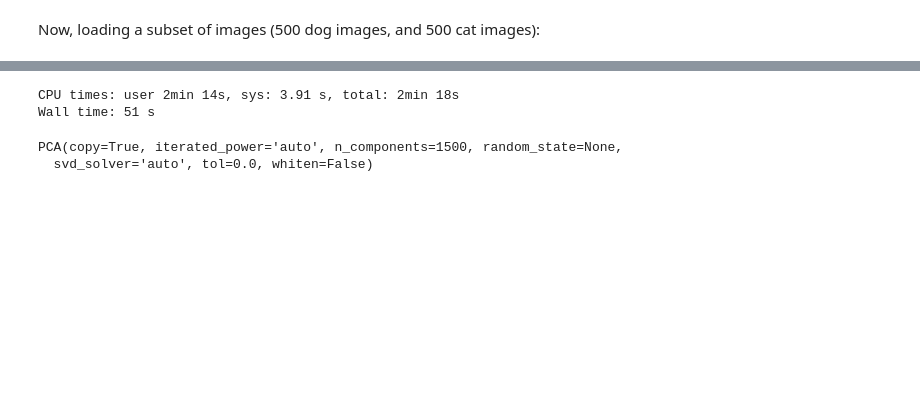
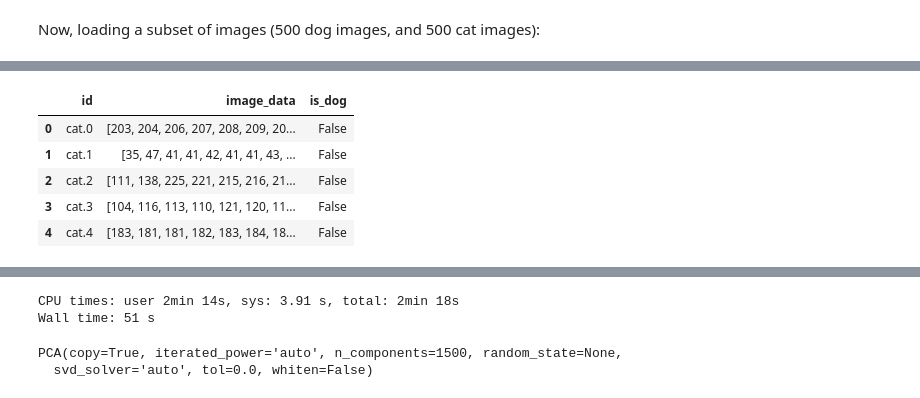
Before and after one commit to SMU-ML-2017/Project3, a Jupyter notebook: Project3 ML.ipynb, the cells around one changed output, grey strips where cells are left out. Cells and saved outputs as stored; diff of their text form; code cells hidden in the pictures; blank space fills up the shorter version.

```diff
--- a/Project3 ML.ipynb
+++ b/Project3 ML.ipynb
@@ -83,23 +77,0 @@ NameError: name 'Image' is not defined
-# %%
-%%time
-file_prefix = 'data/'
-data = {'id': [], 'data': [], 'is_dog': []}
-
-for i in range(500):
-    data = Image.open(f'{file_prefix}cat.{i}.jpg')
-    data = data.resize(image_size, Image.ANTIALIAS)
-
-    data['id'].append(f'cat_{i}')
-    data['data'].append(imageToArray(smallImage))
-    data['ImageSize'].append(image_size)
-    data['ImageClass'].append(0)
-
-    img = Image.open(f'{file_prefix}dog.{i}.jpg')
-    smallImage = img.resize(image_size, Image.ANTIALIAS)
-
-    data['Id'].append(f'dog_{i}')
-    data['ImageData'].append(imageToArray(smallImage))
-    data['ImageSize'].append(image_size)
-    data['ImageClass'].append(1)
-
-ds = pd.DataFrame(data=data)
@@ -105,0 +96,9 @@ ds = pd.DataFrame(data=data)
+# %%
+images.head()
+# %% [output]
+|  | id | image_data | is_dog |
+| 0 | cat.0 | [203, 204, 206, 207, 208, 209, 20... | False |
+| 1 | cat.1 | [35, 47, 41, 41, 42, 41, 41, 43, ... | False |
+| 2 | cat.2 | [111, 138, 225, 221, 215, 216, 21... | False |
+| 3 | cat.3 | [104, 116, 113, 110, 121, 120, 11... | False |
+| 4 | cat.4 | [183, 181, 181, 182, 183, 184, 18... | False |
```
Also changed, not shown: parts of 16 cells of this notebook.
